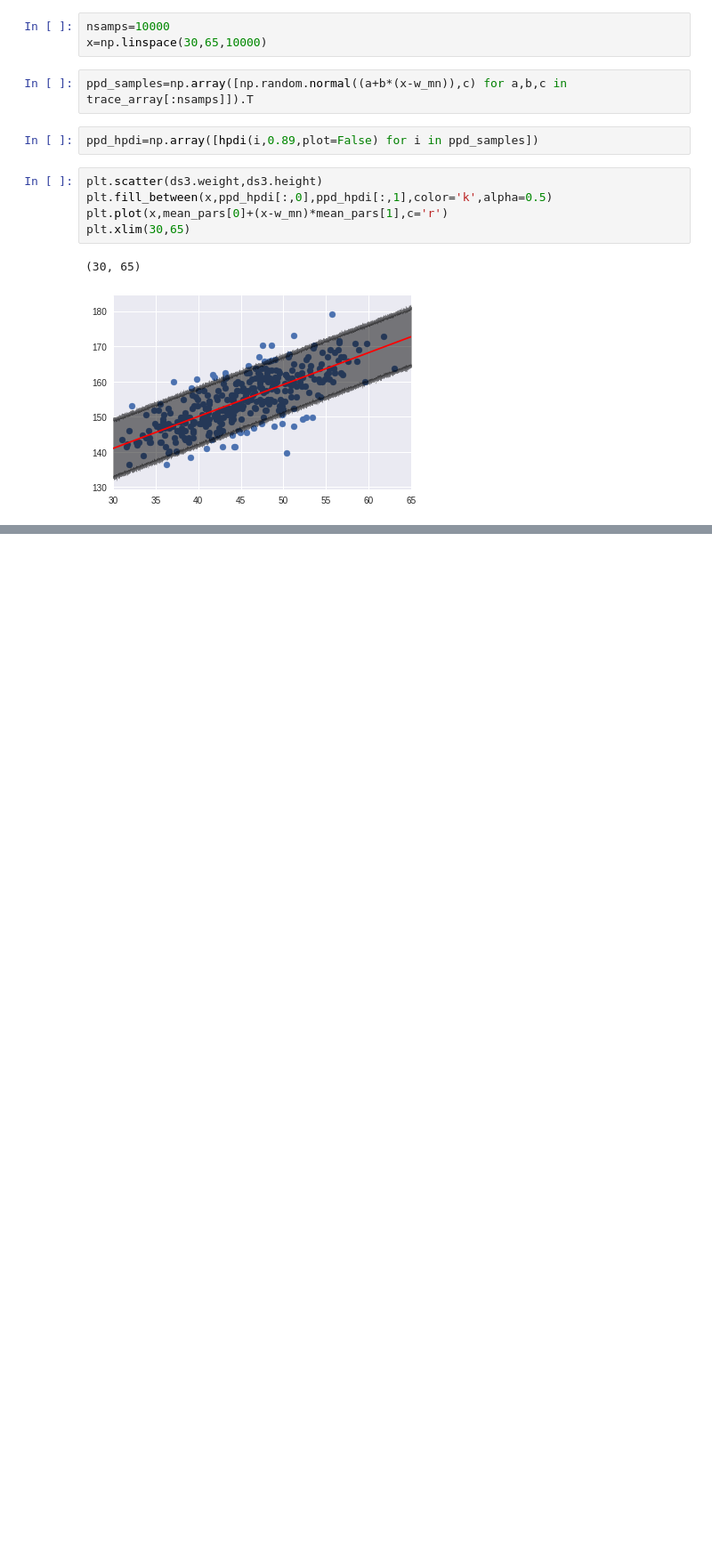
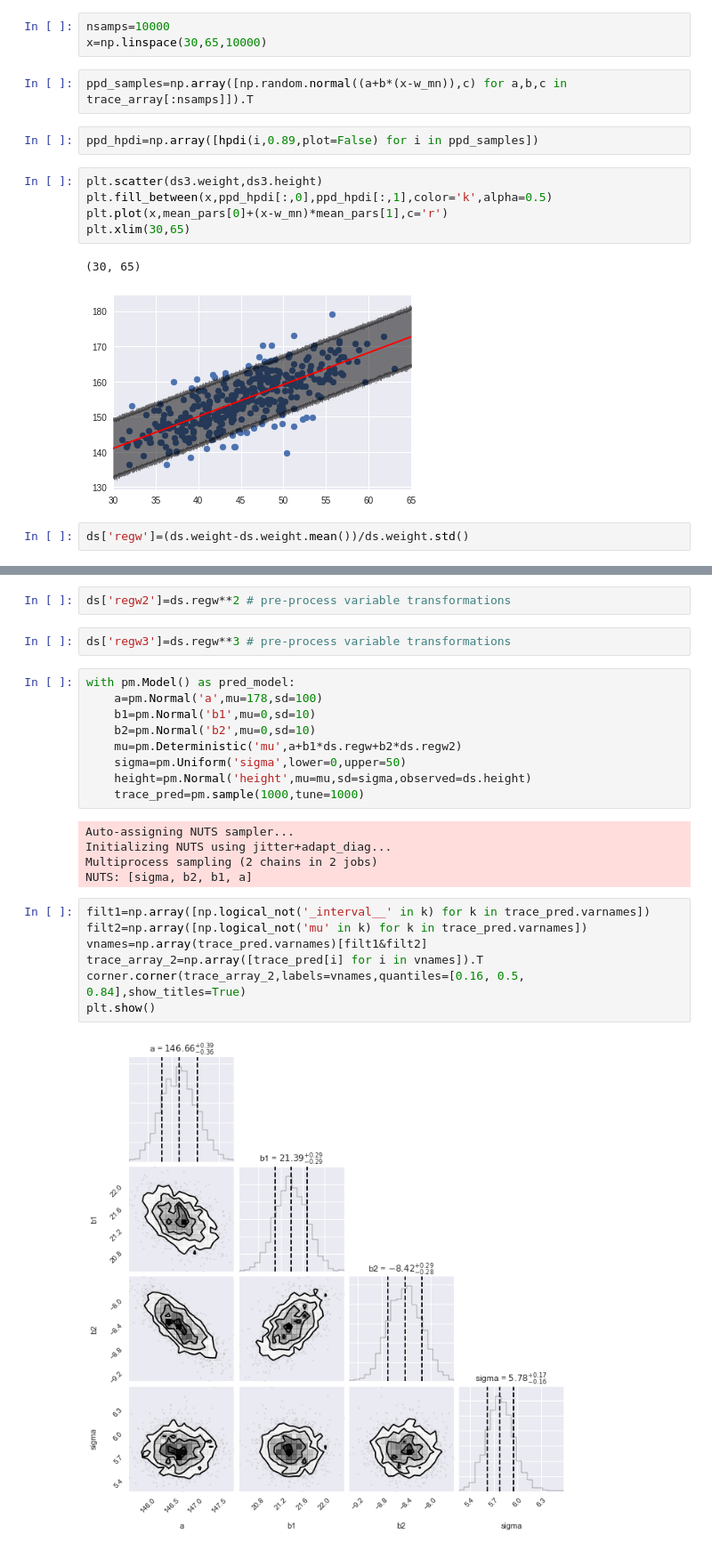
Before and after one commit to saint-germain/marginalization_bayes, a Jupyter notebook: stat_reth_ch4.ipynb, the cells around one changed output, grey strips where cells are left out. Shown at 89% size. Drawn from its saved outputs; the diff is of its cells as text; blank space fills up the shorter version.

```diff
--- a/stat_reth_ch4.ipynb
+++ b/stat_reth_ch4.ipynb
@@ -710,3 +710,5 @@ plt.xlim(30,65)
 # %% [output]
 (30, 65)
 [figure]
+# %%
+ds['regw']=(ds.weight-ds.weight.mean())/ds.weight.std()
@@ -712,0 +723,27 @@ plt.xlim(30,65)
+# %%
+ds['regw2']=ds.regw**2 # pre-process variable transformations
+# %%
+ds['regw3']=ds.regw**3 # pre-process variable transformations
+# %%
+with pm.Model() as pred_model:
+    a=pm.Normal('a',mu=178,sd=100)
+    b1=pm.Normal('b1',mu=0,sd=10)
+    b2=pm.Normal('b2',mu=0,sd=10)
+    mu=pm.Deterministic('mu',a+b1*ds.regw+b2*ds.regw2)
+    sigma=pm.Uniform('sigma',lower=0,upper=50)
+    height=pm.Normal('height',mu=mu,sd=sigma,observed=ds.height)
+    trace_pred=pm.sample(1000,tune=1000)
+# %% [output]
+Auto-assigning NUTS sampler...
+Initializing NUTS using jitter+adapt_diag...
+Multiprocess sampling (2 chains in 2 jobs)
+NUTS: [sigma, b2, b1, a]
+# %%
+filt1=np.array([np.logical_not('_interval__' in k) for k in trace_pred.varnames])
+filt2=np.array([np.logical_not('mu' in k) for k in trace_pred.varnames])
+vnames=np.array(trace_pred.varnames)[filt1&filt2]
+trace_array_2=np.array([trace_pred[i] for i in vnames]).T
+corner.corner(trace_array_2,labels=vnames,quantiles=[0.16, 0.5, 0.84],show_titles=True)
+plt.show()
+# %% [output]
+[figure, added]
```
Also changed, not shown: parts of 6 cells of this notebook, 1 other file.
